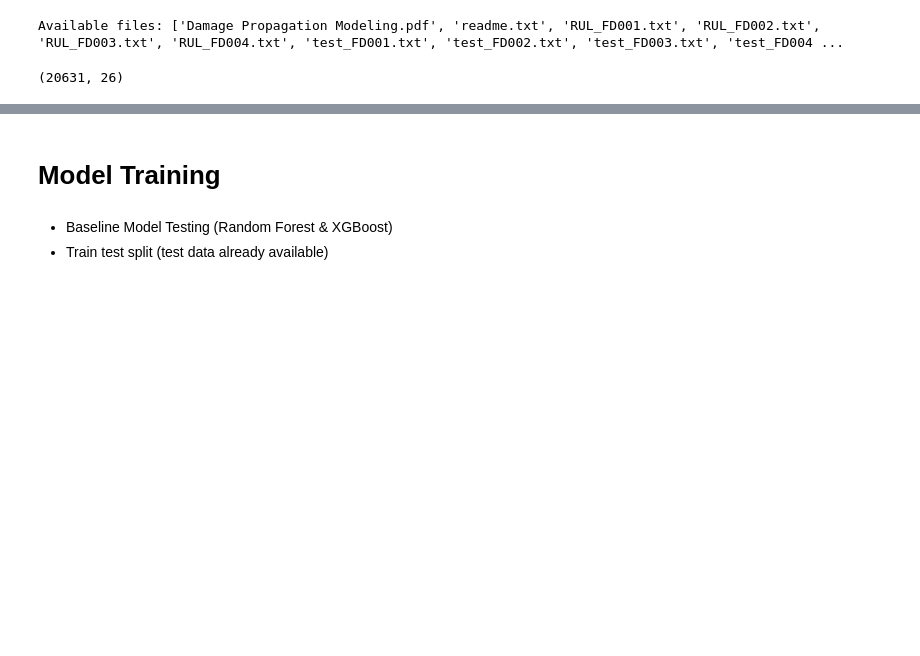
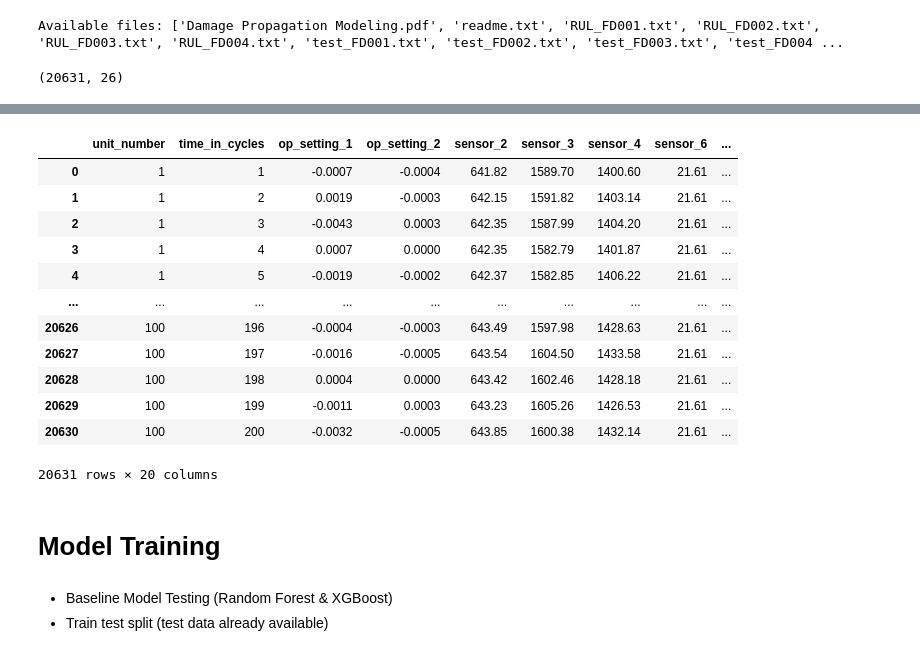
Before and after one commit to Snkiha/RUL-on-Jet-Engine, a Jupyter notebook: JetEngine_RUL.ipynb, the cells around one changed output, grey strips where cells are left out. Saved outputs shown, nothing was run; the diff lists cells and outputs as text; code cells hidden in the pictures; blank space fills up the shorter version.

```diff
--- a/JetEngine_RUL.ipynb
+++ b/JetEngine_RUL.ipynb
@@ -51,3 +160,28 @@ df.head()
+# %%
+# Calculate the raw linear countdown (Raw RUL)
+df['RUL'] = df['max_cycles'] - df['time_in_cycles']
+
+# Cap the values at a certain threshold using .clip() function
+df['RUL'] = df['RUL'].clip(upper=130)
+
+# Remove max_cycles (not needed anymore)
+df.drop(columns=['max_cycles'], inplace=True)
+# %%
+df
+# %% [output]
+|  | unit_number | time_in_cycles | op_setting_1 | op_setting_2 | sensor_2 | sensor_3 | sensor_4 | sensor_6 | ... |
+| 0 | 1 | 1 | -0.0007 | -0.0004 | 641.82 | 1589.70 | 1400.60 | 21.61 | ... |
+| 1 | 1 | 2 | 0.0019 | -0.0003 | 642.15 | 1591.82 | 1403.14 | 21.61 | ... |
+| 2 | 1 | 3 | -0.0043 | 0.0003 | 642.35 | 1587.99 | 1404.20 | 21.61 | ... |
+| 3 | 1 | 4 | 0.0007 | 0.0000 | 642.35 | 1582.79 | 1401.87 | 21.61 | ... |
+| 4 | 1 | 5 | -0.0019 | -0.0002 | 642.37 | 1582.85 | 1406.22 | 21.61 | ... |
+| ... | ... | ... | ... | ... | ... | ... | ... | ... | ... |
+| 20626 | 100 | 196 | -0.0004 | -0.0003 | 643.49 | 1597.98 | 1428.63 | 21.61 | ... |
+| 20627 | 100 | 197 | -0.0016 | -0.0005 | 643.54 | 1604.50 | 1433.58 | 21.61 | ... |
+| 20628 | 100 | 198 | 0.0004 | 0.0000 | 643.42 | 1602.46 | 1428.18 | 21.61 | ... |
+| 20629 | 100 | 199 | -0.0011 | 0.0003 | 643.23 | 1605.26 | 1426.53 | 21.61 | ... |
+| 20630 | 100 | 200 | -0.0032 | -0.0005 | 643.85 | 1600.38 | 1432.14 | 21.61 | ... |
+20631 rows × 20 columns
 # %% [markdown]
 # **Model Training**
 # %% [markdown]
```
Also changed, not shown: parts of 17 cells of this notebook.
